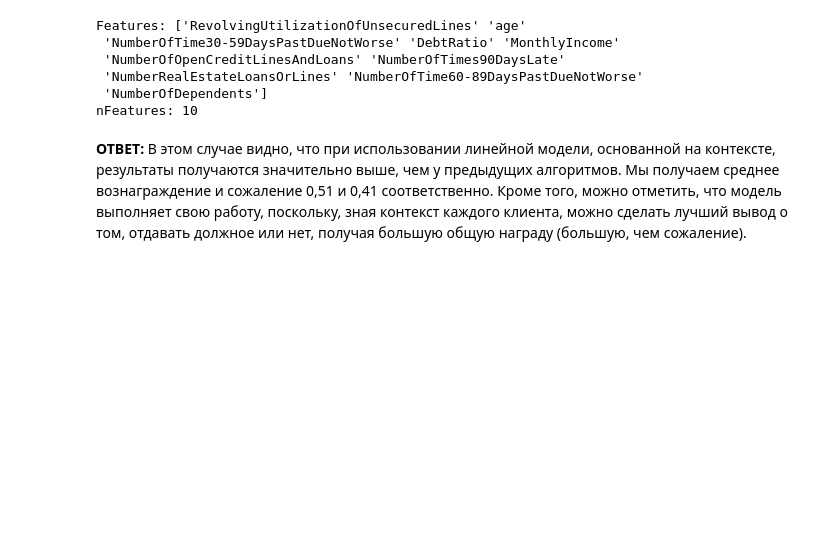
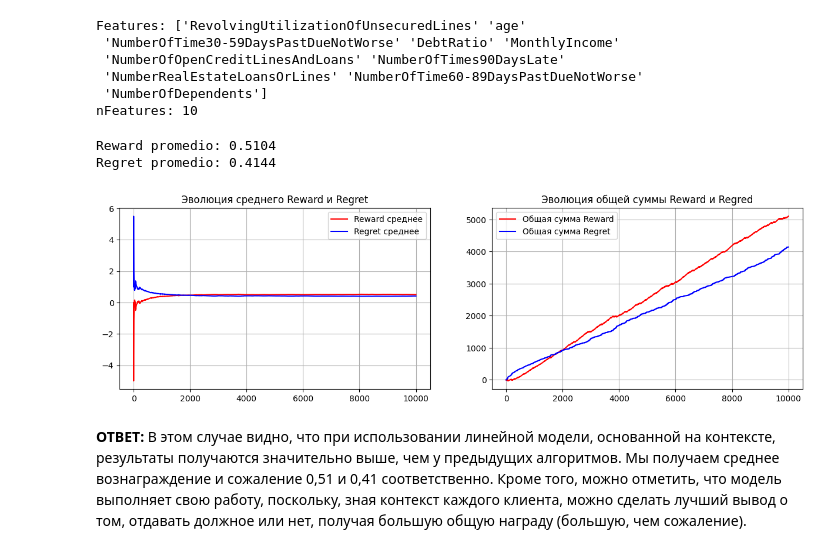
Before and after one commit to dmitrytimokhin/Multi-armed-bandit, a Jupyter notebook: Кредитный скоринг (тест).ipynb, the cells around one changed output. Cells and saved outputs as stored; diff of their text form; code cells hidden in the pictures; blank space fills up the shorter version.

```diff
--- a/Práctica2.ipynb
+++ b/Кредитный скоринг (тест).ipynb
@@ -482,8 +477,6 @@ Features: ['RevolvingUtilizationOfUnsecuredLines' 'age'
  'NumberOfDependents']
 nFeatures: 10
 # %%
-N = 1000
-
 # Reward
 reward_promedio = []
 reward_total = 0
@@ -494,33 +487,37 @@ regret_promedio = []
 regret_total = 0
 regret_total_vec = []
 
 # Agente contextual lineal
 agent = LinearBandits(len(available_actions), n_features, initial_pulls=100)
 
 for i in tqdm(range(N)):
     cl_train.cliente()
 
     # Мы получаем контекст
     contexto = cl_train.get_context()
 
     # Выбираем действие по контексту
     action = agent.action(np.array(contexto))
     reward = cl_train.get_reward(action)
 
     # Обновляем модель
     agent.update(contexto, action, reward)
 
     reward_total += reward
     regret = cl_train.getBestReward()-reward
     regret_total += regret
     reward_promedio.append(reward_total/(i+1)) # i+1 — количество итераций
     reward_total_vec.append(reward_total)
     regret_promedio.append(regret_total/(i+1))
     regret_total_vec.append(regret_total)
 
 print("Reward promedio:", reward_total/N)
 print("Regret promedio:", regret_total/N)
 makePlots(reward_total_vec, reward_promedio, regret_total_vec, regret_promedio)
+# %% [output]
+Reward promedio: 0.5104
+Regret promedio: 0.4144
+[figure, added]
 # %% [markdown]
 **ОТВЕТ:** В этом случае видно, что при использовании линейной модели, основанной на контексте, результаты получаются значительно выше, чем у предыдущих алгоритмов. Мы получаем среднее вознаграждение и сожаление 0,51 и 0,41 соответственно. Кроме того, можно отметить, что модель выполняет свою работу, поскольку, зная контекст каждого клиента, можно сделать лучший вывод о том, отдавать должное или нет, получая большую общую награду (большую, чем сожаление).
 # %% [markdown]
```
Also changed, not shown: parts of 26 cells of this notebook.
